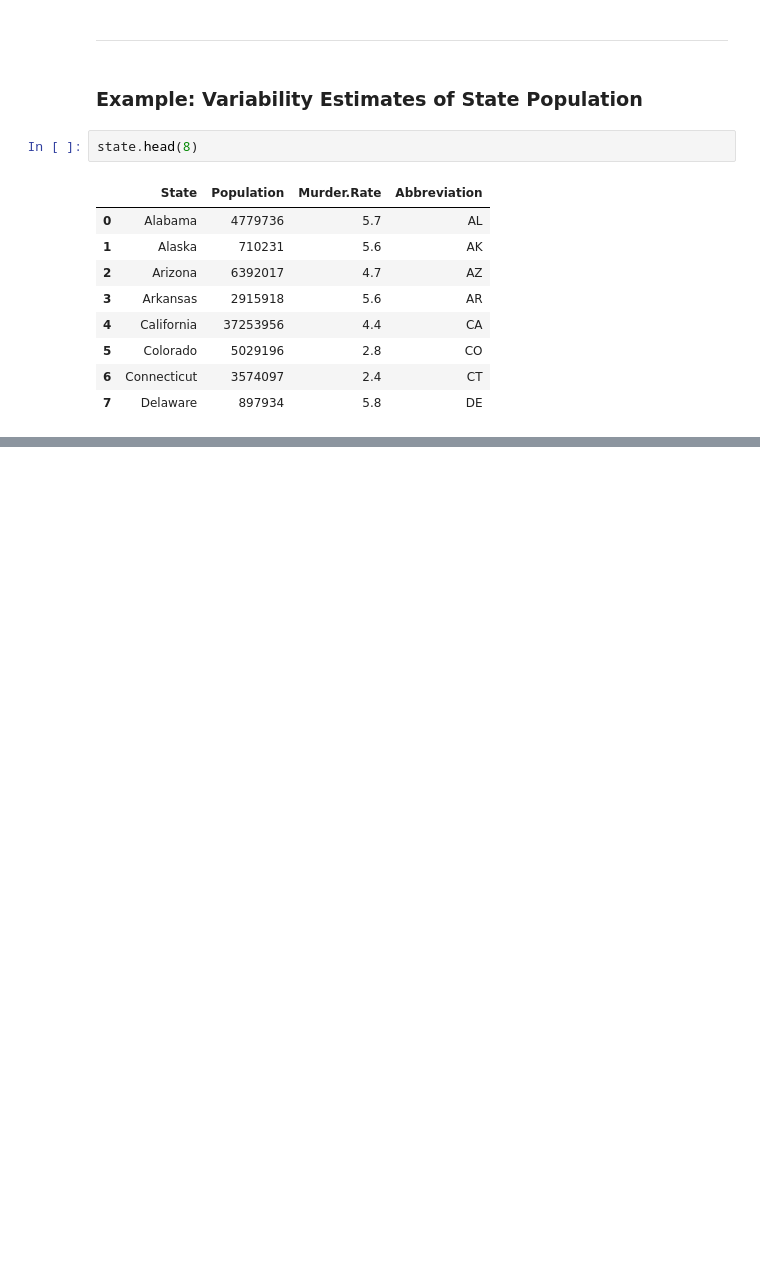
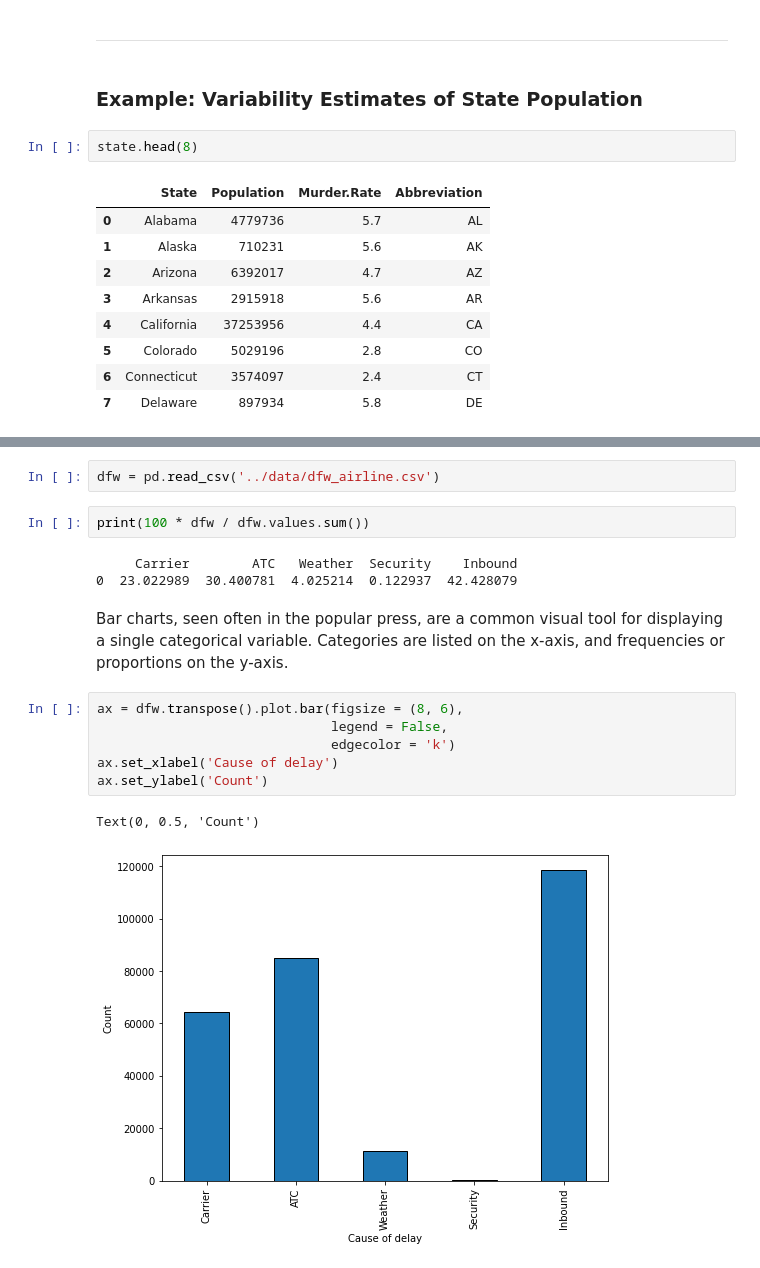
Before and after one commit to cmarsa/practicalstats4ds, a Jupyter notebook: py/01_eda.ipynb, the cells around one changed output, grey strips where cells are left out. Drawn from its saved outputs; the diff is of its cells as text; blank space fills up the shorter version.

```diff
--- a/py/01_eda.ipynb
+++ b/py/01_eda.ipynb
@@ -521,0 +738,19 @@ state.head(8)
+# %%
+dfw = pd.read_csv('../data/dfw_airline.csv')
+# %%
+print(100 * dfw / dfw.values.sum())
+# %% [output]
+     Carrier        ATC   Weather  Security    Inbound
+0  23.022989  30.400781  4.025214  0.122937  42.428079
+# %% [markdown]
+Bar charts, seen often in the popular press, are a common visual tool for displaying a
+single categorical variable. Categories are listed on the x-axis, and frequencies or proportions on the y-axis.
+# %%
+ax = dfw.transpose().plot.bar(figsize = (8, 6),
+                              legend = False,
+                              edgecolor = 'k')
+ax.set_xlabel('Cause of delay')
+ax.set_ylabel('Count')
+# %% [output]
+Text(0, 0.5, 'Count')
+[figure, added]
```
Also changed, not shown: parts of 45 cells of this notebook.
